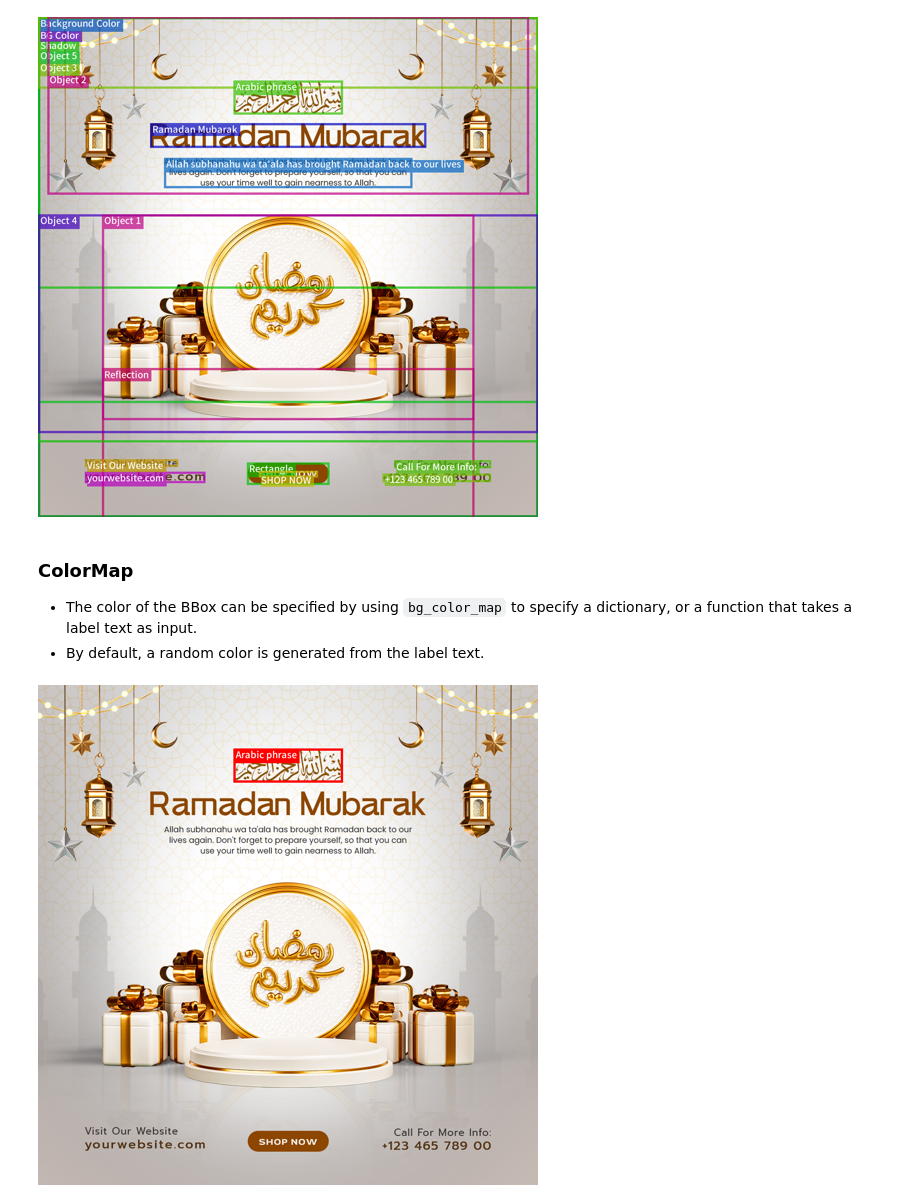
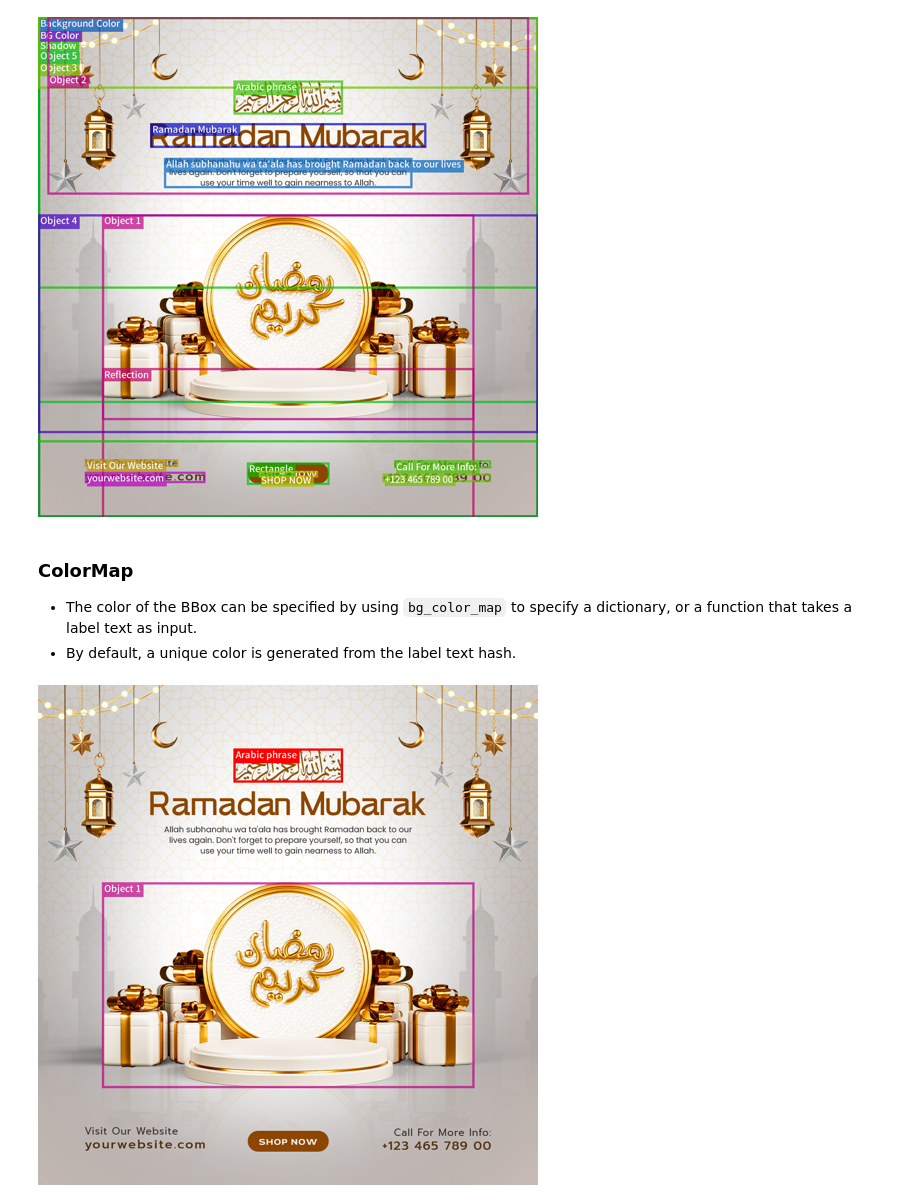
Before and after one commit to shunyooo/layout-visualizer, a Jupyter notebook: example.ipynb, the cells around one changed output. Cells and saved outputs as stored; diff of their text form; code cells hidden in the pictures.

Commit message:
Update colormap example

```diff
--- a/example.ipynb
+++ b/example.ipynb
@@ -13,7 +13,17 @@ psd_image = PSDImage.open("data/banner.psd")
 # compose image
 image: PILImage = psd_image.composite()  # type: ignore
 
-display(psd_image, image.resize((500, 500)))
+
+def _display(*args):
+    for arg in args:
+        if isinstance(arg, PILImage):
+            # resize image for display
+            display(arg.resize((500, 500)))
+        else:
+            display(arg)
+
+
+_display(psd_image, image)
 # %% [output]
 PSDImage(mode=ColorMode.RGB size=1080x1080 depth=8 channels=3)
   [0] Group('Background' size=1080x1080)
@@ -71,14 +85,19 @@ draw_label_bboxes(
 ### ColorMap
 
 - The color of the BBox can be specified by using `bg_color_map` to specify a dictionary, or a function that takes a label text as input.
-- By default, a random color is generated from the label text.
+- By default, a unique color is generated from the label text hash.
 # %%
 # Extract a label bbox for simple example
+_label_bboxes = [lb for lb in label_bboxes if lb[0] in ["Arabic phrase", "Object 1"]]
+
+
+# Colormap as dictionary format.
 color_map_dict = {"Arabic phrase": "red"}
-_label_bboxes = [lb for lb in label_bboxes if lb[0] in color_map_dict]
 
-draw_label_bboxes(
-    image, _label_bboxes, font_size=20, line_width=5, bg_color_map=color_map_dict
-).resize((500, 500))
+_display(
+    draw_label_bboxes(
+        image, _label_bboxes, font_size=20, line_width=5, bg_color_map=color_map_dict
+    )
+)
 # %% [output]
-[figure, old version]
+[figure, new version]
```
Also changed, not shown: parts of 6 cells of this notebook, 1 other file.
